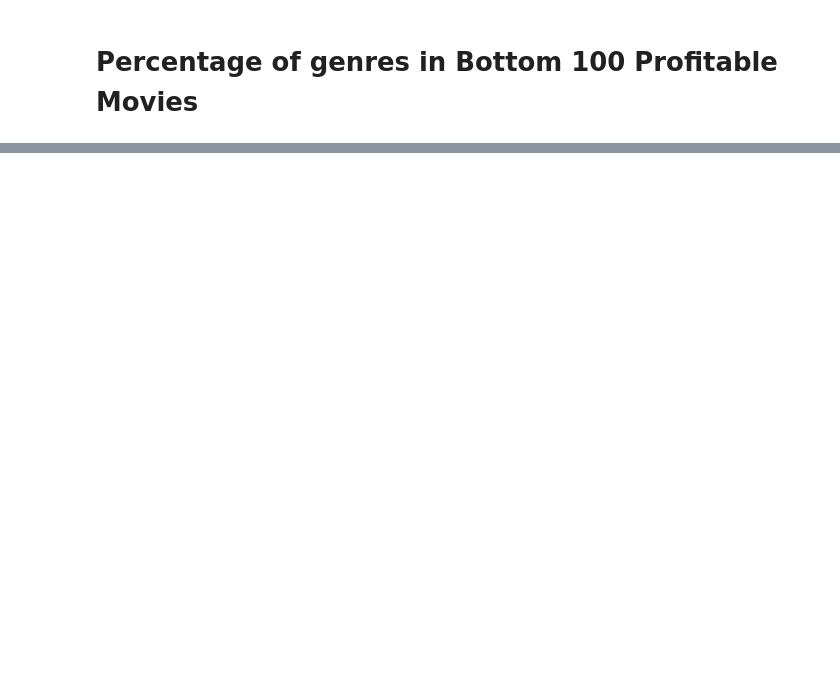
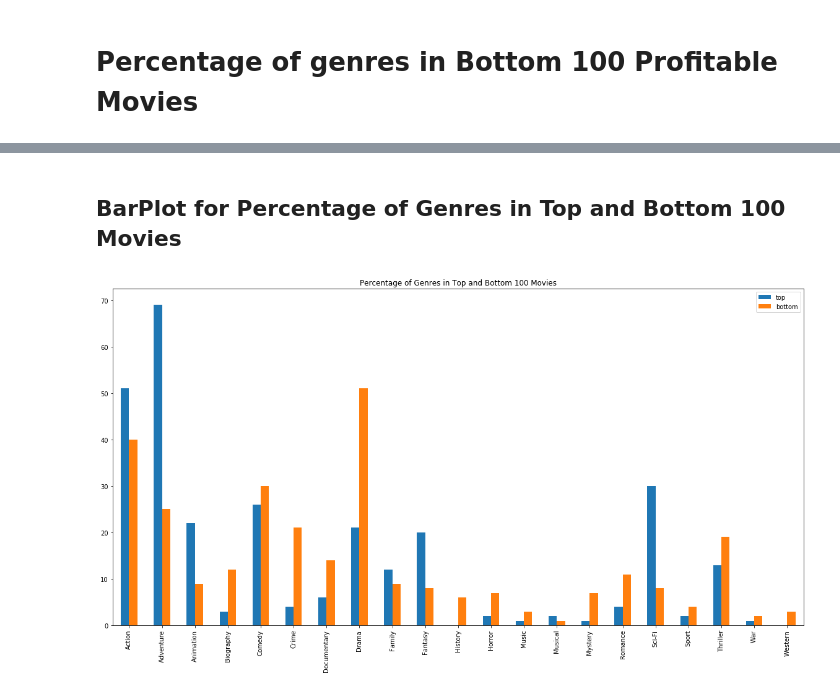
Before and after one commit to jagan-singh/Movie-Analysis-Mod1, a Jupyter notebook: project.ipynb, the cells around one changed output, grey strips where cells are left out. Drawn from its saved outputs; the diff is of its cells as text; code cells hidden in the pictures; blank space fills up the shorter version.

```diff
--- a/project.ipynb
+++ b/project.ipynb
@@ -364,6 +225,9 @@ Percentage of Adventure Movies in top_100 77%
 # Percentage of genres in Top 100 Profitable Movies
 # %%
 #percentage of genre in top movies
+top = {}
 for item in top_genre:
     print(item + " Movies " + str(percentage_of_genre(top_100, item)) +"%" )
+    #genre_df['top'] = genre_df['top'].apply()
+    top[item] = percentage_of_genre(top_100, item)
 # %% [output]
@@ -389,6 +254,8 @@ Sci-Fi Movies 31%
 # Percentage of genres in Bottom 100 Profitable Movies
 # %%
 #percentage of genre in Bottom movies
+bottom = {}
 for item in bottom_genre:
     print(item + " Movies " + str(percentage_of_genre(bottom_100, item)) +"%" )
+    bottom[item] = percentage_of_genre(bottom_100, item)
 # %% [output]
@@ -420,0 +279,4 @@ merged.head(5)
+# %%
+# Creating a data frame for top and bottom genre percentage for plot
+genre_df = pd.DataFrame({'top':pd.Series(top),'bottom':pd.Series(bottom)})
+genre_df.head()
@@ -421,2 +290,9 @@ merged.head(5)
+# %% [markdown]
+## BarPlot for Percentage of Genres in Top and Bottom 100 Movies
+# %%
+ax = genre_df.plot(kind='bar', title ="Percentage of Genres in Top and Bottom 100 Movies", figsize=(20, 10), legend=True)
+plt.show()
+# %% [output]
+[figure, added]
 # %%
 #Production budget and
```
Also changed, not shown: parts of 66 cells of this notebook.
